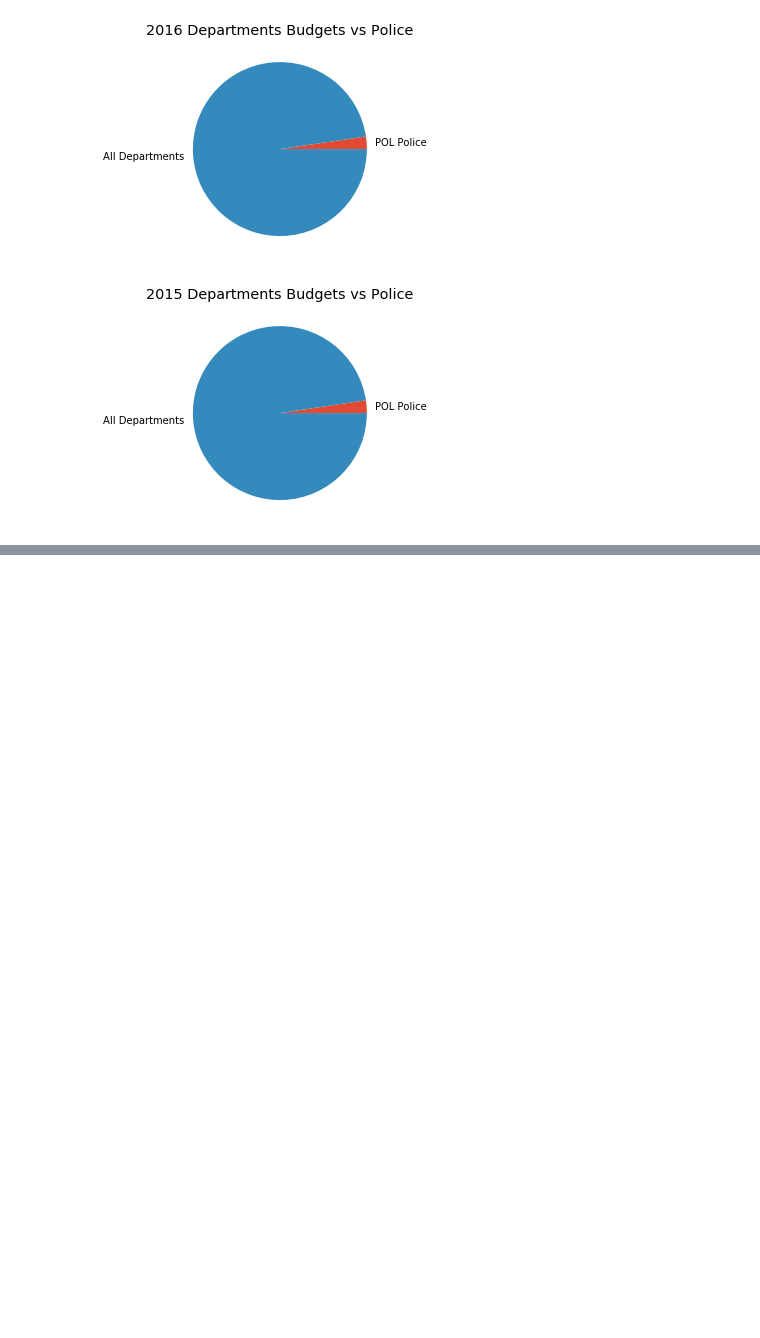
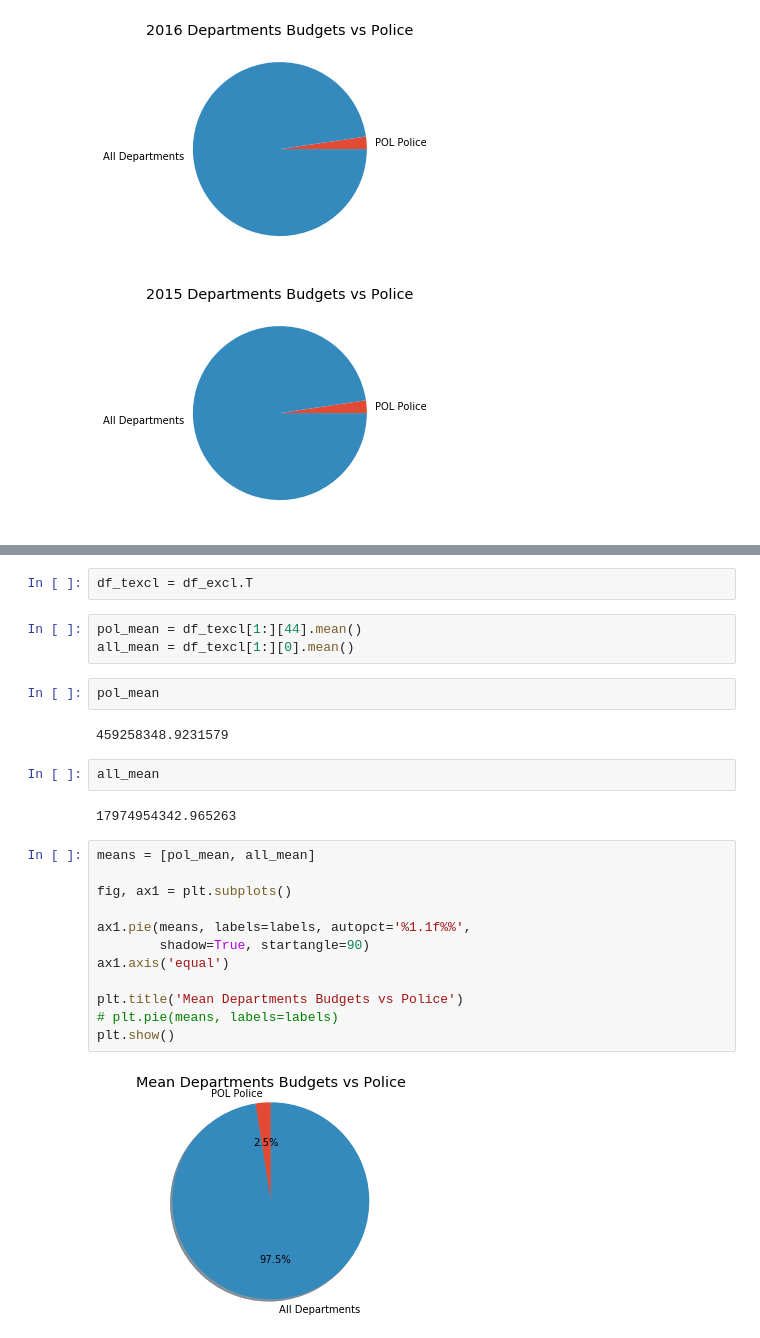
Before and after one commit to sfbrigade/datasci-police-budget, a Jupyter notebook: sanfranciscodataset/DataExploration.ipynb, the cells around one changed output, grey strips where cells are left out. Cells and saved outputs as stored; diff of their text form; blank space fills up the shorter version.

```diff
--- a/sanfranciscodataset/DataExploration.ipynb
+++ b/sanfranciscodataset/DataExploration.ipynb
@@ -190,0 +197,27 @@ plt.show()
+# %%
+df_texcl = df_excl.T
+# %%
+pol_mean = df_texcl[1:][44].mean()
+all_mean = df_texcl[1:][0].mean()
+# %%
+pol_mean
+# %% [output]
+459258348.9231579
+# %%
+all_mean
+# %% [output]
+17974954342.965263
+# %%
+means = [pol_mean, all_mean]
+
+fig, ax1 = plt.subplots()
+
+ax1.pie(means, labels=labels, autopct='%1.1f%%',
+        shadow=True, startangle=90)
+ax1.axis('equal')
+
+plt.title('Mean Departments Budgets vs Police')
+# plt.pie(means, labels=labels)
+plt.show()
+# %% [output]
+[figure, added]
```
Also changed, not shown: parts of 1 cell of this notebook, 3 other files.
